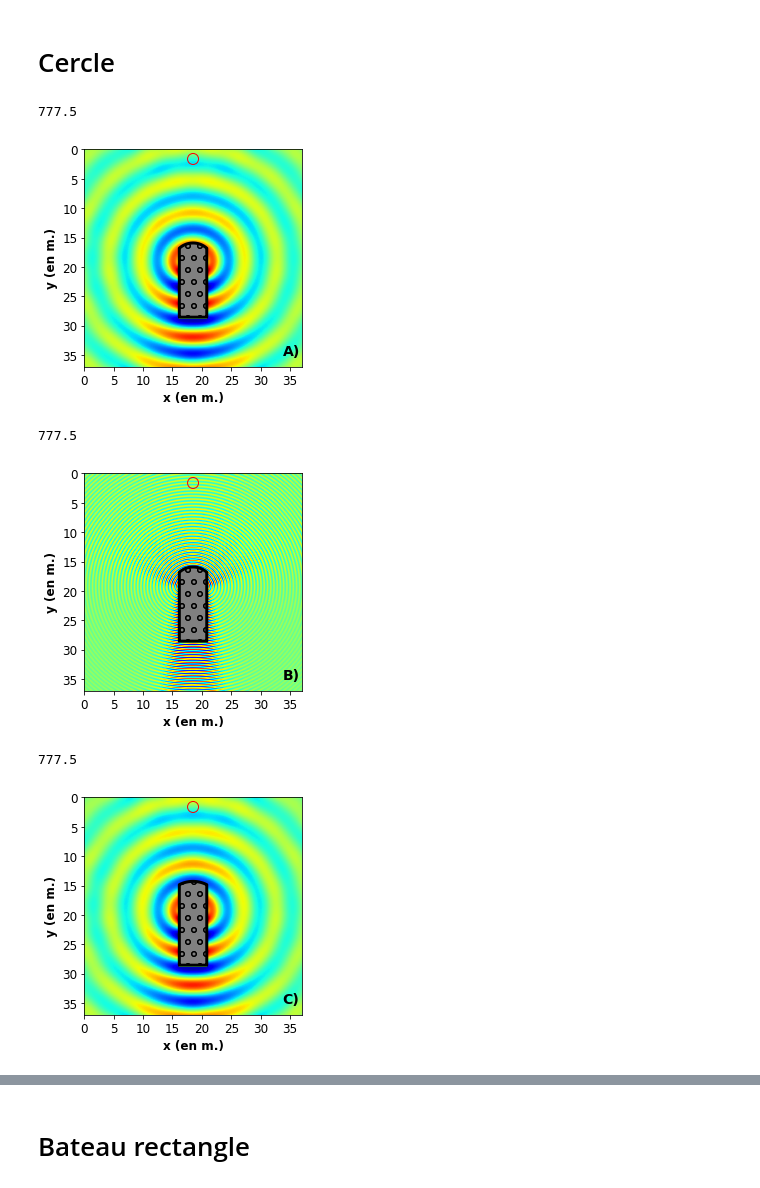
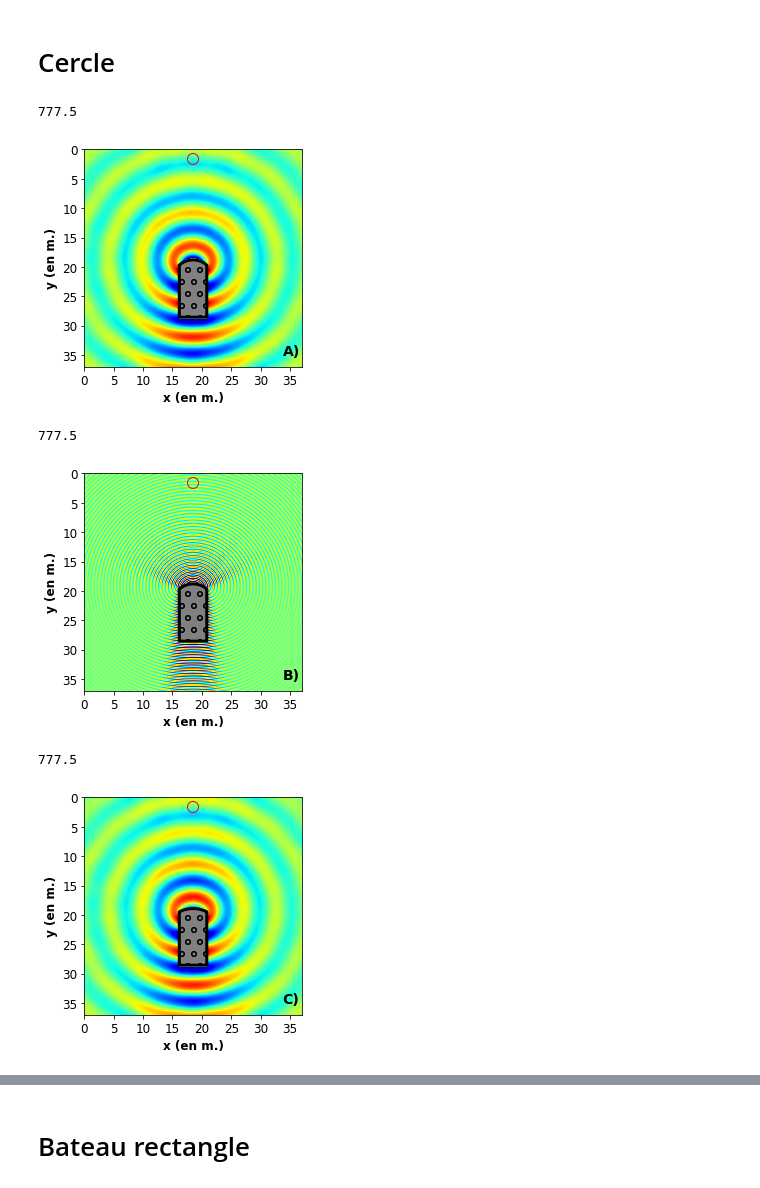
Before and after one commit to pierreluc-plt/ProjetSimulation, a Jupyter notebook: Figure_Resultats.ipynb, the cells around one changed output, grey strips where cells are left out. Saved outputs shown, nothing was run; the diff lists cells and outputs as text; code cells hidden in the pictures.

Commit message:
Correction aux images et update de la présentation

```diff
--- a/Figure_Resultats.ipynb
+++ b/Figure_Resultats.ipynb
@@ -244,7 +244,7 @@ rayon=1.5*Nx_Bois/2
 centre_x=centre_bois_x-N_PML
 
 x=np.arange(centre_x-Nx_Bois/2,centre_x+Nx_Bois/2+1)
-y=-np.sqrt(rayon**2-(x-centre_x)**2)+centre_y
+y=-np.sqrt(rayon**2-(x-centre_x)**2)+centre_y+115
 
 
 
@@ -268,7 +268,7 @@ plt.savefig("Resultats/Cercle_1.5_250Hz.png",dpi=200,bbox_inches="tight")
 # ax2.
 # %% [output]
 777.5
-[figure, old version]
+[figure, new version]
 # %%
 data=np.transpose(np.load("Resultats/Matrices_Champ/Cercle1p5_2500Hz.npy"))[N_PML:-N_PML,N_PML:-N_PML]
 plt.imshow(np.real(data), cmap="jet")
@@ -280,7 +280,7 @@ rayon=1.5*Nx_Bois/2
 centre_x=centre_bois_x-N_PML
 
 x=np.arange(centre_x-Nx_Bois/2,centre_x+Nx_Bois/2+1)
-y=-np.sqrt(rayon**2-(x-centre_x)**2)+centre_y
+y=-np.sqrt(rayon**2-(x-centre_x)**2)+centre_y+115
 
 
 
@@ -304,43 +304,43 @@ plt.savefig("Resultats/Cercle_1.5_2500Hz.png",dpi=200,bbox_inches="tight")
 # ax2.
 # %% [output]
 777.5
-[figure, old version]
+[figure, new version]
 # %%
 data=np.transpose(np.load("Resultats/Matrices_Champ/Cercle2p2_250Hz.npy"))[N_PML:-N_PML,N_PML:-N_PML]
 plt.imshow(np.real(data), cmap="jet")
 NxM=Nx-2*N_PML
 
 centre_y = centre_bois_y-N_PML - Ny_Bois/2
 print(centre_y)
 rayon=2.2*Nx_Bois/2
 centre_x=centre_bois_x-N_PML
 
 x=np.arange(centre_x-Nx_Bois/2,centre_x+Nx_Bois/2+1)
-y=-np.sqrt(rayon**2-(x-centre_x)**2)+centre_y
-
+y=-np.sqrt(rayon**2-(x-centre_x)**2)+centre_y+185
 
 
 plt.fill_between(x,y,(centre_bois_y-2*N_PML)+(Ny_Bois)/2, edgecolor="black",\
                 lw=3,facecolor="gray",hatch="o")
 
 
 plt.xticks(np.arange(0,NxM,200),np.arange(0,NxM*dx,5,dtype=np.int), fontsize=12)
 plt.yticks(np.arange(0,NxM,200),np.arange(0,NxM*dx,5,dtype=np.int), fontsize=12)
 plt.xlabel("x (en m.)", fontsize=12, fontweight="bold")
 plt.ylabel("y (en m.)", fontsize=12, fontweight="bold")
 patches.Circle((10,10),radius=100)
 circle=plt.Circle((S_x-N_PML,S_y-N_PML),1/dx,color="r",fill=False)
 ax=plt.gca()
 
 ax.add_artist(circle)
 
 plt.text(1350,1400,"C)",fontsize=14, fontweight="bold")
+
 plt.savefig("Resultats/Cercle_2.2_250Hz.png",dpi=200,bbox_inches="tight")
 # ax2 = plt.axes([0.7, 0.55, 0.155, 0.32],)
 # ax2.
 # %% [output]
 777.5
-[figure, old version]
+[figure, new version]
 # %%
 data=np.transpose(np.load("Resultats/Matrices_Champ/Cercle2p2_2500Hz.npy"))[N_PML:-N_PML,N_PML:-N_PML]
 plt.imshow(np.real(data), cmap="jet")
```
Also changed, not shown: parts of 1 cell of this notebook, 5 other files.
